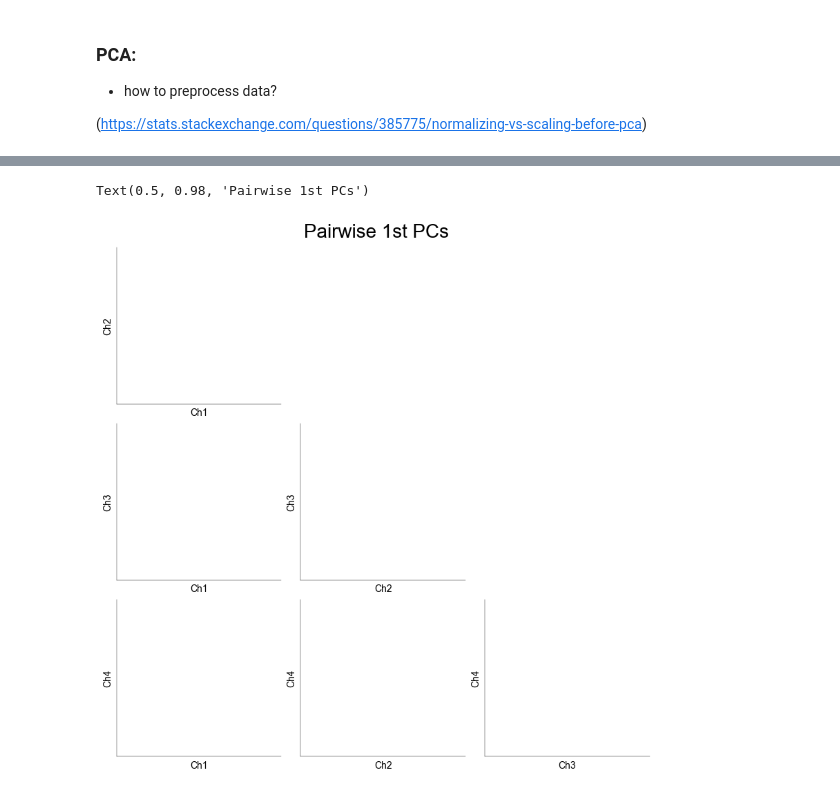
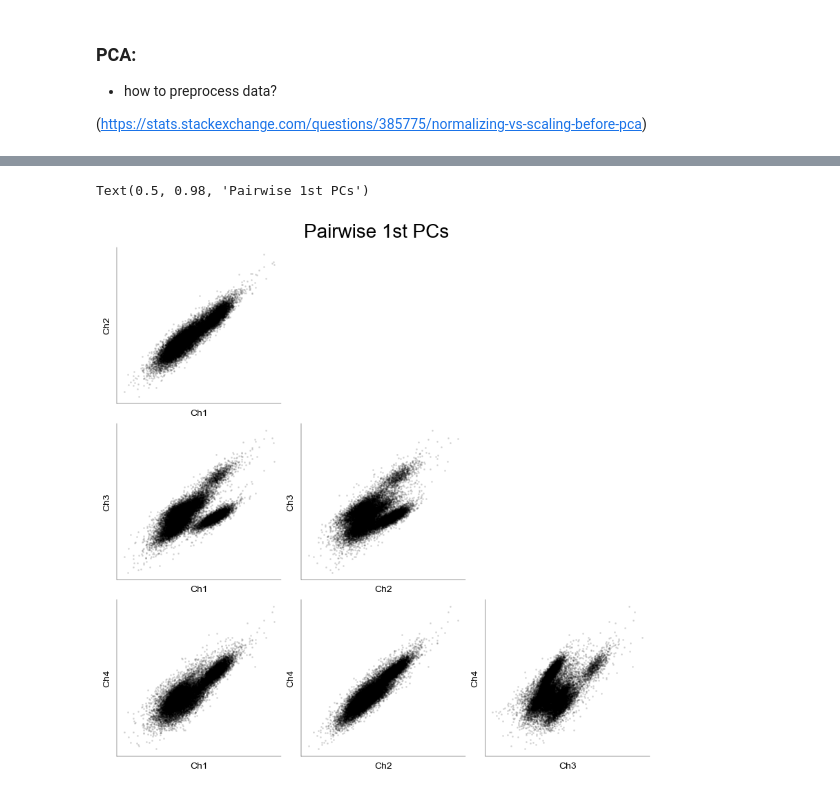
Before and after one commit to atimcenko/tu-neural-data-science, a Jupyter notebook: hw01/notebooks/CodingLab1_Alex.ipynb, the cells around one changed output, grey strips where cells are left out. Drawn from its saved outputs; the diff is of its cells as text; code cells hidden in the pictures.

```diff
--- a/hw01/notebooks/CodingLab1_Alex.ipynb
+++ b/hw01/notebooks/CodingLab1_Alex.ipynb
@@ -427,7 +419,7 @@ fig, ax = plt.subplot_mosaic(
 # -------------------------------
 # plot first 100 spikes (0.5 pts)
 # -------------------------------
-xlim = ((-0.7, 0.9))
+xlim = (-0.33, 0.66)
 # cols = ["Ch1", "Ch2", "Ch3", "Ch4"]
 for i, col in enumerate(cols):
     ax[col].set_ylim((-500, 250))
@@ -539,8 +534,28 @@ def extract_features(w: np.ndarray):
     # obtain first 3 principle components (1.5 pts)
     # ---------------------------------------------
 
-    # -----------------------------------------------------
-    # Print the fraction of variance explained (1 extra pt)
-    # -----------------------------------------------------
+    n_spikes, window_size, n_chan = w.shape
+    scaler = StandardScaler()
+    components_list = []
+    reduced_wf_list = []
 
-    pass
+    for i_chan in range(n_chan):
+        data = w[:, :, i_chan]
+        data_scaled = scaler.fit_transform(data)
+        pca = PCA(n_components=3).fit(data_scaled)
+        components_list.append(pca.components_)
+        data_scaled_reduced = pca.transform(data_scaled)
+        reduced_wf_list.append(data_scaled_reduced)
+        # -----------------------------------------------------
+        # Print the fraction of variance explained (1 extra pt)
+        # -----------------------------------------------------
+        explained_variance = pca.explained_variance_ratio_
+        print(f"Ch{i_chan + 1} explained variance: ")
+        for i, var in enumerate(explained_variance):
+            print(f"--- Component #{i+1}: {100 * var:.1f}% ")
+
+    w_reduced = np.concatenate(reduced_wf_list, axis=1)
+    print("\nShape of the output: ", w_reduced.shape)
+    return w_reduced
+# %%
+b = extract_features(w)
@@ -547,32 +581,34 @@ def extract_features(w: np.ndarray):
 # %%
 mosaic = [
     ["Ch2 vs Ch1", ".", "."],
     ["Ch3 vs Ch1", "Ch3 vs Ch2", "."],
     ["Ch4 vs Ch1", "Ch4 vs Ch2", "Ch4 vs Ch3"],
 ]
 fig, ax = plt.subplot_mosaic(
     mosaic=mosaic, figsize=(8, 8), layout="constrained", dpi=100
 )
 
 # indices of the 1st PC in `b`
 i = {"Ch1": 0, "Ch2": 3, "Ch3": 6, "Ch4": 9}
 
 for m in np.ravel(mosaic):
     if m == ".":
         continue
     y, x = m.split(" vs ")
 
     ax[m].set_xlabel(x)
     ax[m].set_ylabel(y)
-    ax[m].set_xlim((-1500, 1500))
-    ax[m].set_ylim((-1500, 1500))
+    # ax[m].set_xlim((-1500, 1500))
+    # ax[m].set_ylim((-1500, 1500))
     ax[m].set_xticks([])
     ax[m].set_yticks([])
 
+    ax[m].scatter(b[:, i[x]], b[:, i[y]], alpha=0.1, s=5, color='black')
+
 fig.suptitle("Pairwise 1st PCs", fontsize=20)
 # %% [output]
 Text(0.5, 0.98, 'Pairwise 1st PCs')
-[figure, old version]
+[figure, new version]
 # %%
 # # save data for the next Coding Lab
 
```
Also changed, not shown: parts of 6 cells of this notebook.
